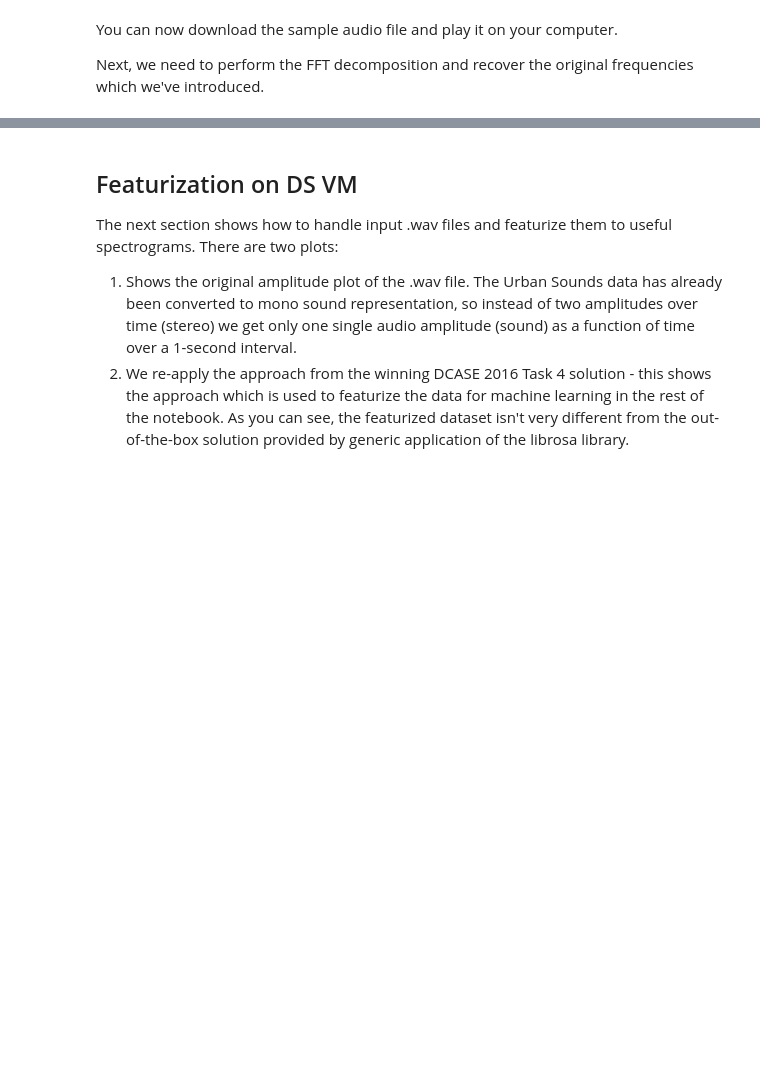
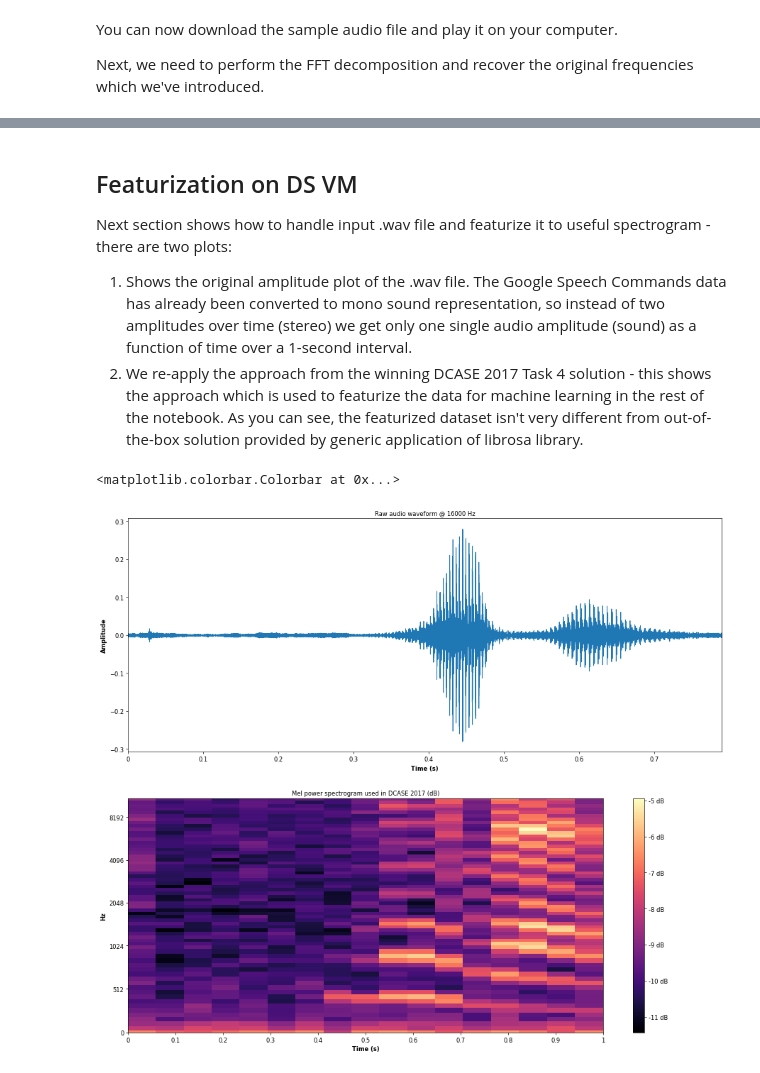
Before and after one commit to Azure/DataScienceVM, a Jupyter notebook: Tutorials/DeepLearningForAudio/Deep Learning for Audio Part 1 - Audio Processing.ipynb, the cells around one changed output, grey strips where cells are left out. Cells and saved outputs as stored; diff of their text form; code cells hidden in the pictures; blank space fills up the shorter version.

Commit message:
AUDIO: updated notebook 1 with audio preprocessing techniques; fixed sound device problems on Linux DS VM

```diff
--- a/Tutorials/DeepLearningForAudio/Deep Learning for Audio Part 1 - Audio Processing.ipynb
+++ b/Tutorials/DeepLearningForAudio/Deep Learning for Audio Part 1 - Audio Processing.ipynb
@@ -263,11 +252,12 @@ plt.colorbar(format='%+02.0f dB')
 # %% [markdown]
 ## Featurization on DS VM
 
-The next section shows how to handle input .wav files and featurize them to useful spectrograms. There are two plots:
-1. Shows the original amplitude plot of the .wav file. The Urban Sounds data has already been converted to mono sound representation, so instead of two amplitudes over time (stereo) we get only one single audio amplitude (sound) as a function of time over a 1-second interval.
-2. We re-apply the approach from the winning DCASE 2016 Task 4 solution - this shows the approach which is used to featurize the data for machine learning in the rest of the notebook. As you can see, the featurized dataset isn't very different from the out-of-the-box solution provided by generic application of the librosa library.
+Next section shows how to handle input .wav file and featurize it to useful spectrogram - there are two plots:
+1. Shows the original amplitude plot of the .wav file. The Google Speech Commands data has already been converted to mono sound representation, so instead of two amplitudes over time (stereo) we get only one single audio amplitude (sound) as a function of time over a 1-second interval.
+2. We re-apply the approach from the winning DCASE 2017 Task 4 solution - this shows the approach which is used to featurize the data for machine learning in the rest of the notebook. As you can see, the featurized dataset isn't very different from out-of-the-box solution provided by generic application of librosa library.
 # %%
-audio_path = os.getcwd() + "/data/zero_0.wav"
+# TODO: download file from blob or add to DS VM image
+audio_path = os.getcwd() + "/../data/zero_0.wav"
 sample_rate = 16000
 # %%
 # audio is a 1D time series of the sound
@@ -277,33 +267,44 @@ sample_rate = 16000
 assert(int(fs) == int(sample_rate))
 # %%
 # Make a new figure
+fontsize = 10
+plt.rcParams['axes.labelsize'] = fontsize
+plt.rcParams['axes.labelweight'] = 'bold'
+plt.rcParams['axes.titlesize'] = fontsize
+plt.rcParams['xtick.labelsize'] = fontsize
+plt.rcParams['ytick.labelsize'] = fontsize
+plt.rcParams['legend.fontsize'] = fontsize
+plt.rcParams['figure.titlesize'] = fontsize
 plt.figure(figsize=(18, 16), dpi= 60, facecolor='w', edgecolor='k')
 plt.subplot(211)
 # Display the spectrogram on a mel scale
 librosa.display.waveplot(audio, int(sample_rate), max_sr = int(sample_rate))
 plt.title('Raw audio waveform @ %d Hz' % sample_rate, fontsize = fontsize)
 plt.xlabel("Time (s)")
 plt.ylabel("Amplitude")
 
 plt.subplot(212)
 melW =librosa.filters.mel(sr=sample_rate, n_fft=n_window, n_mels=n_mels, fmin=fmin, fmax=fmax)
 ham_win = np.hamming(n_window)
 [f, t, x] = signal.spectral.spectrogram(
     x=audio,
     window=ham_win,
     nperseg=n_window,
     noverlap=n_overlap,
     detrend=False,
     return_onesided=True,
     mode='magnitude')
 x = np.dot(x.T, melW.T)
 x = np.log(x + 1e-8)
 x = x.astype(np.float32)
 librosa.display.specshow(x.T, sr=sample_rate, x_axis='time', y_axis='mel', x_coords=np.linspace(0, 1, x.shape[0]))
 plt.xlabel("Time (s)")
 plt.title("Mel power spectrogram used in DCASE 2017 (dB)", fontsize = fontsize)
 # optional colorbar plot
 plt.colorbar(format='%+02.0f dB')
 
 # Make the figure layout compact
 # plt.tight_layout()
+# %% [output]
+<matplotlib.colorbar.Colorbar at 0x...>
+[figure, added]
```
Also changed, not shown: parts of 14 cells of this notebook.
